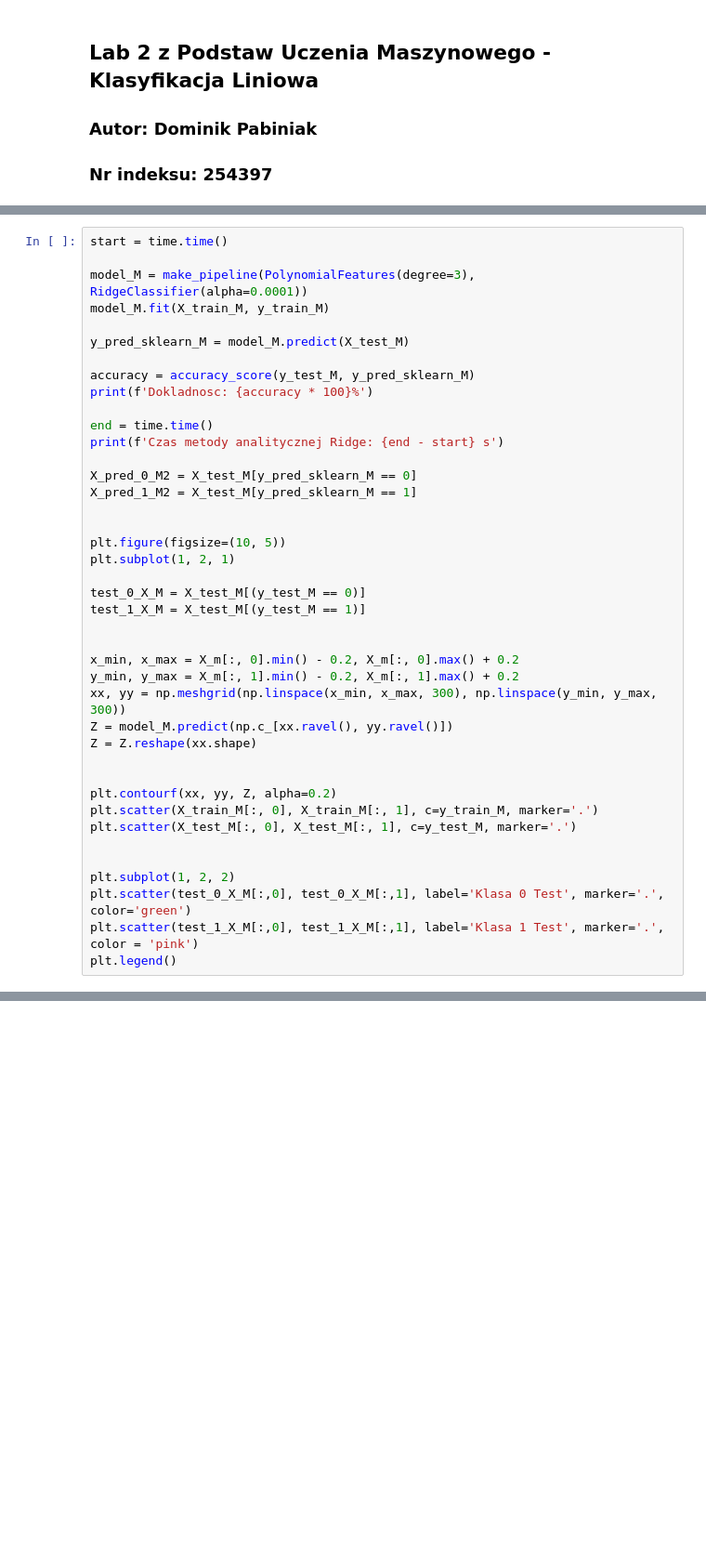
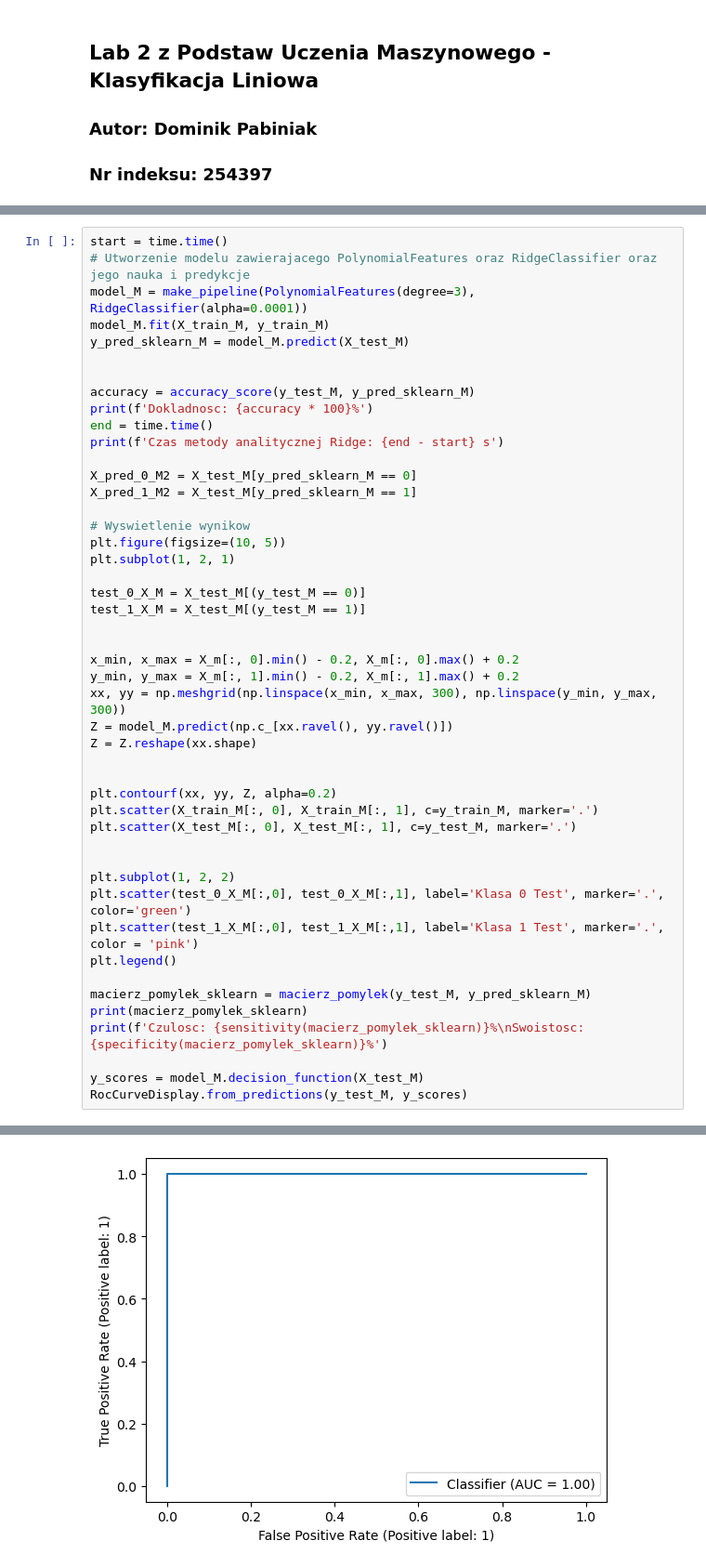
Before and after one commit to HaZhul/ML-models, a Jupyter notebook: PUM2/2_254397_Dominik_Pabiniak.ipynb, the cells around one changed output, grey strips where cells are left out. Shown at 93% size. Cells and saved outputs as stored; diff of their text form; blank space fills up the shorter version.

```diff
--- a/PUM2/2_254397_Dominik_Pabiniak.ipynb
+++ b/PUM2/2_254397_Dominik_Pabiniak.ipynb
@@ -281,21 +318,20 @@ Dokladnosc: 100.0%
 # %%
 start = time.time()
-
+# Utworzenie modelu zawierajacego PolynomialFeatures oraz RidgeClassifier oraz jego nauka i predykcje
 model_M = make_pipeline(PolynomialFeatures(degree=3), RidgeClassifier(alpha=0.0001))
 model_M.fit(X_train_M, y_train_M)
+y_pred_sklearn_M = model_M.predict(X_test_M)
 
-y_pred_sklearn_M = model_M.predict(X_test_M)
 
 accuracy = accuracy_score(y_test_M, y_pred_sklearn_M)
 print(f'Dokladnosc: {accuracy * 100}%')
-
 end = time.time()
 print(f'Czas metody analitycznej Ridge: {end - start} s')
 
 X_pred_0_M2 = X_test_M[y_pred_sklearn_M == 0]
 X_pred_1_M2 = X_test_M[y_pred_sklearn_M == 1]
 
-
+# Wyswietlenie wynikow
 plt.figure(figsize=(10, 5))
 plt.subplot(1, 2, 1)
 
@@ -319,5 +355,12 @@ plt.subplot(1, 2, 2)
 plt.scatter(test_0_X_M[:,0], test_0_X_M[:,1], label='Klasa 0 Test', marker='.', color='green')
 plt.scatter(test_1_X_M[:,0], test_1_X_M[:,1], label='Klasa 1 Test', marker='.', color = 'pink')
 plt.legend()
+
+macierz_pomylek_sklearn = macierz_pomylek(y_test_M, y_pred_sklearn_M)
+print(macierz_pomylek_sklearn)
+print(f'Czulosc: {sensitivity(macierz_pomylek_sklearn)}%\nSwoistosc: {specificity(macierz_pomylek_sklearn)}%')
+
+y_scores = model_M.decision_function(X_test_M)
+RocCurveDisplay.from_predictions(y_test_M, y_scores)
 # %% [output]
 Dokladnosc: 100.0%
@@ -326,4 +373,5 @@ Czas metody analitycznej Ridge: 0.003986835479736328 s
 [figure]
+[figure, added]
 # %%
 #Missing values: ca, thal
 column_names = ['age', 'sex', 'cp', 'trestbps', 'chol', 'fbs', 'restecg', 'thalach', 'exang', 'oldpeak', 'slope', 'ca', 'thal', 'num']
```
Also changed, not shown: parts of 23 cells of this notebook.
